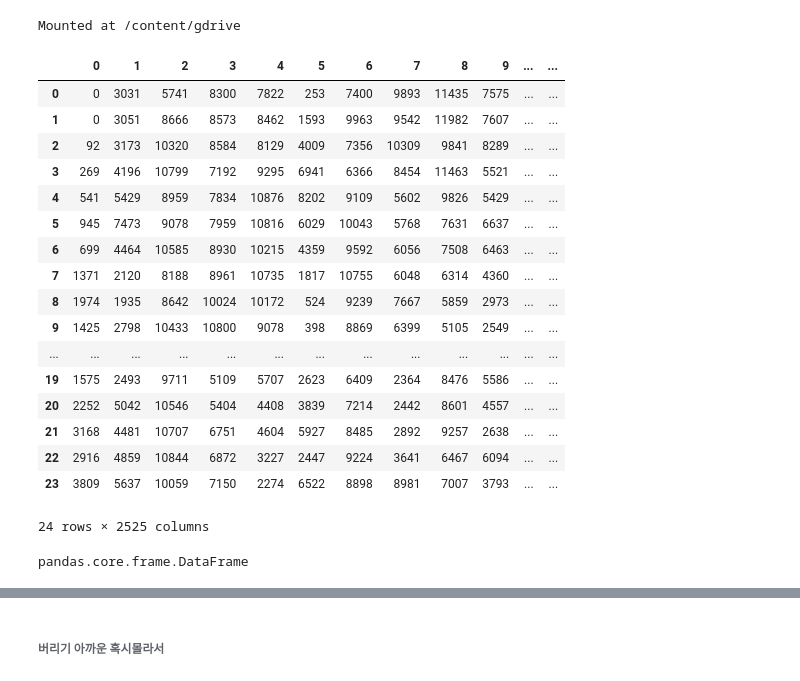
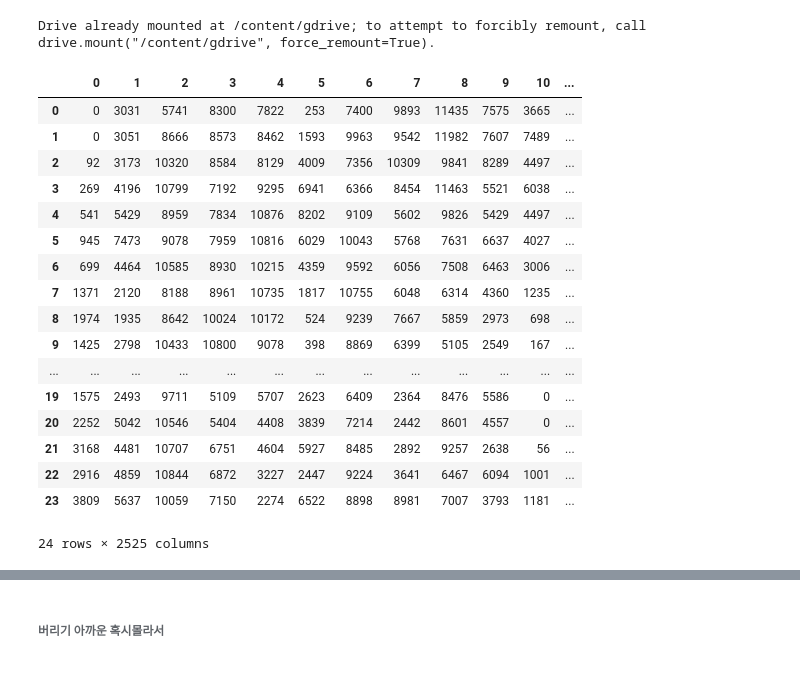
Before and after one commit to rohhj622/windPowerPrediction, a Jupyter notebook: firstDataPreprocessing.ipynb, the cells around one changed output, grey strips where cells are left out. Cells and saved outputs as stored; diff of their text form; code cells hidden in the pictures.

```diff
--- a/firstDataPreprocessing.ipynb
+++ b/firstDataPreprocessing.ipynb
@@ -6,30 +12,28 @@ import numpy as np
 # %%
+from google.colab import drive
+drive.mount('/content/gdrive')
 # %% [output]
-Mounted at /content/gdrive
+Drive already mounted at /content/gdrive; to attempt to forcibly remount, call drive.mount("/content/gdrive", force_remount=True).
 # %%
-data=pd.read_csv('./windPowerData/time_power.csv', header=None) # 컬럼명 숫자로 들어가게
-data.head(25)
+time_power=pd.read_csv(r'/content/gdrive/My Drive/Colab Notebooks/original/time_power.CSV',header=None) # 컬럼명 숫자로 들어가게
+time_power.head(24)
 # %% [output]
-|  | 0 | 1 | 2 | 3 | 4 | 5 | 6 | 7 | 8 | 9 | ... | ... |
-| 0 | 0 | 3031 | 5741 | 8300 | 7822 | 253 | 7400 | 9893 | 11435 | 7575 | ... | ... |
-| 1 | 0 | 3051 | 8666 | 8573 | 8462 | 1593 | 9963 | 9542 | 11982 | 7607 | ... | ... |
-| 2 | 92 | 3173 | 10320 | 8584 | 8129 | 4009 | 7356 | 10309 | 9841 | 8289 | ... | ... |
-| 3 | 269 | 4196 | 10799 | 7192 | 9295 | 6941 | 6366 | 8454 | 11463 | 5521 | ... | ... |
-| 4 | 541 | 5429 | 8959 | 7834 | 10876 | 8202 | 9109 | 5602 | 9826 | 5429 | ... | ... |
-| 5 | 945 | 7473 | 9078 | 7959 | 10816 | 6029 | 10043 | 5768 | 7631 | 6637 | ... | ... |
-| 6 | 699 | 4464 | 10585 | 8930 | 10215 | 4359 | 9592 | 6056 | 7508 | 6463 | ... | ... |
-| 7 | 1371 | 2120 | 8188 | 8961 | 10735 | 1817 | 10755 | 6048 | 6314 | 4360 | ... | ... |
-| 8 | 1974 | 1935 | 8642 | 10024 | 10172 | 524 | 9239 | 7667 | 5859 | 2973 | ... | ... |
-| 9 | 1425 | 2798 | 10433 | 10800 | 9078 | 398 | 8869 | 6399 | 5105 | 2549 | ... | ... |
+|  | 0 | 1 | 2 | 3 | 4 | 5 | 6 | 7 | 8 | 9 | 10 | ... |
+| 0 | 0 | 3031 | 5741 | 8300 | 7822 | 253 | 7400 | 9893 | 11435 | 7575 | 3665 | ... |
+| 1 | 0 | 3051 | 8666 | 8573 | 8462 | 1593 | 9963 | 9542 | 11982 | 7607 | 7489 | ... |
+| 2 | 92 | 3173 | 10320 | 8584 | 8129 | 4009 | 7356 | 10309 | 9841 | 8289 | 4497 | ... |
+| 3 | 269 | 4196 | 10799 | 7192 | 9295 | 6941 | 6366 | 8454 | 11463 | 5521 | 6038 | ... |
+| 4 | 541 | 5429 | 8959 | 7834 | 10876 | 8202 | 9109 | 5602 | 9826 | 5429 | 4497 | ... |
+| 5 | 945 | 7473 | 9078 | 7959 | 10816 | 6029 | 10043 | 5768 | 7631 | 6637 | 4027 | ... |
+| 6 | 699 | 4464 | 10585 | 8930 | 10215 | 4359 | 9592 | 6056 | 7508 | 6463 | 3006 | ... |
+| 7 | 1371 | 2120 | 8188 | 8961 | 10735 | 1817 | 10755 | 6048 | 6314 | 4360 | 1235 | ... |
+| 8 | 1974 | 1935 | 8642 | 10024 | 10172 | 524 | 9239 | 7667 | 5859 | 2973 | 698 | ... |
+| 9 | 1425 | 2798 | 10433 | 10800 | 9078 | 398 | 8869 | 6399 | 5105 | 2549 | 167 | ... |
 | ... | ... | ... | ... | ... | ... | ... | ... | ... | ... | ... | ... | ... |
-| 19 | 1575 | 2493 | 9711 | 5109 | 5707 | 2623 | 6409 | 2364 | 8476 | 5586 | ... | ... |
-| 20 | 2252 | 5042 | 10546 | 5404 | 4408 | 3839 | 7214 | 2442 | 8601 | 4557 | ... | ... |
-| 21 | 3168 | 4481 | 10707 | 6751 | 4604 | 5927 | 8485 | 2892 | 9257 | 2638 | ... | ... |
-| 22 | 2916 | 4859 | 10844 | 6872 | 3227 | 2447 | 9224 | 3641 | 6467 | 6094 | ... | ... |
-| 23 | 3809 | 5637 | 10059 | 7150 | 2274 | 6522 | 8898 | 8981 | 7007 | 3793 | ... | ... |
+| 19 | 1575 | 2493 | 9711 | 5109 | 5707 | 2623 | 6409 | 2364 | 8476 | 5586 | 0 | ... |
+| 20 | 2252 | 5042 | 10546 | 5404 | 4408 | 3839 | 7214 | 2442 | 8601 | 4557 | 0 | ... |
+| 21 | 3168 | 4481 | 10707 | 6751 | 4604 | 5927 | 8485 | 2892 | 9257 | 2638 | 56 | ... |
+| 22 | 2916 | 4859 | 10844 | 6872 | 3227 | 2447 | 9224 | 3641 | 6467 | 6094 | 1001 | ... |
+| 23 | 3809 | 5637 | 10059 | 7150 | 2274 | 6522 | 8898 | 8981 | 7007 | 3793 | 1181 | ... |
 24 rows × 2525 columns
-# %%
-type(data)
-# %% [output]
-pandas.core.frame.DataFrame
 # %%
```
Also changed, not shown: parts of 29 cells of this notebook.
